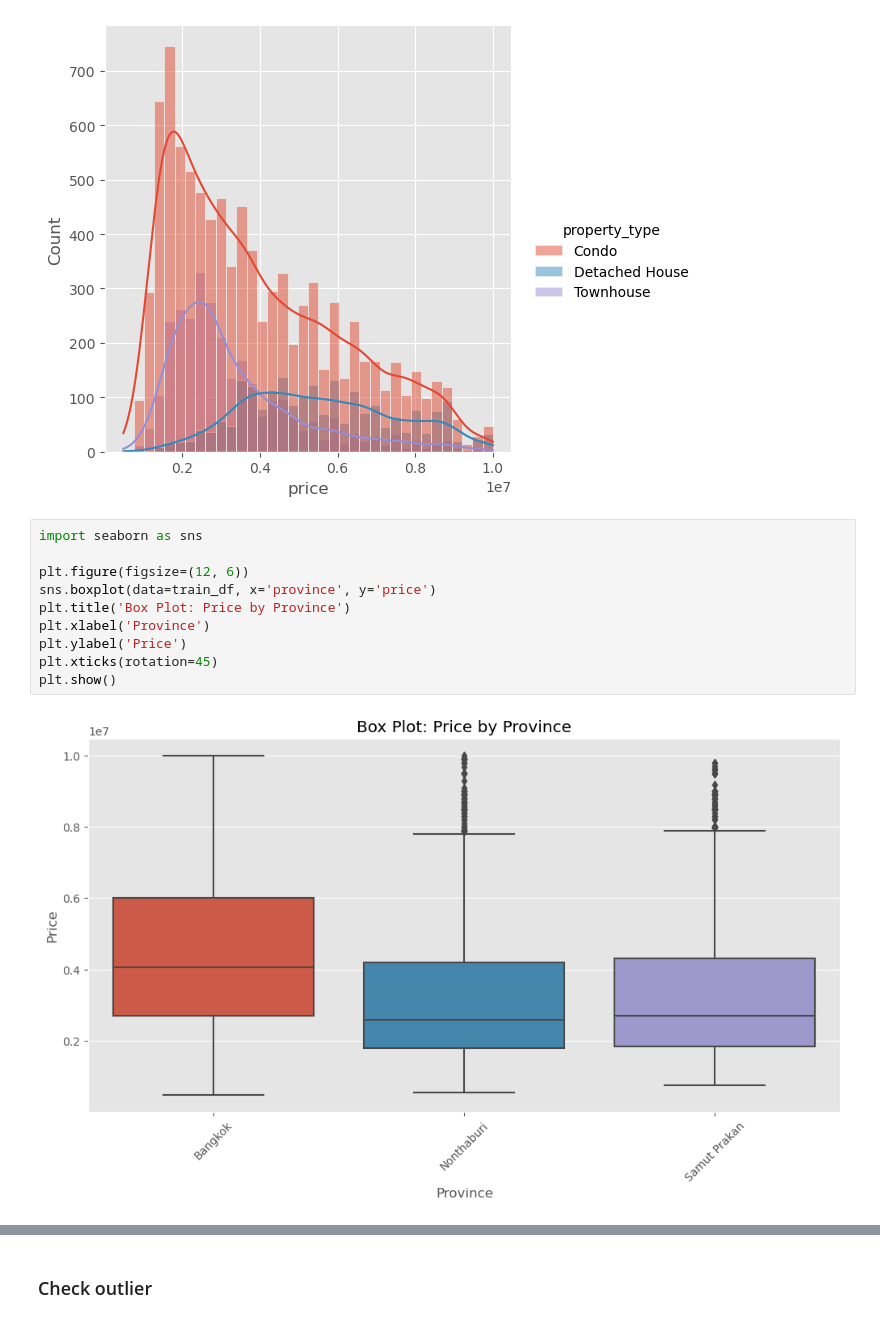
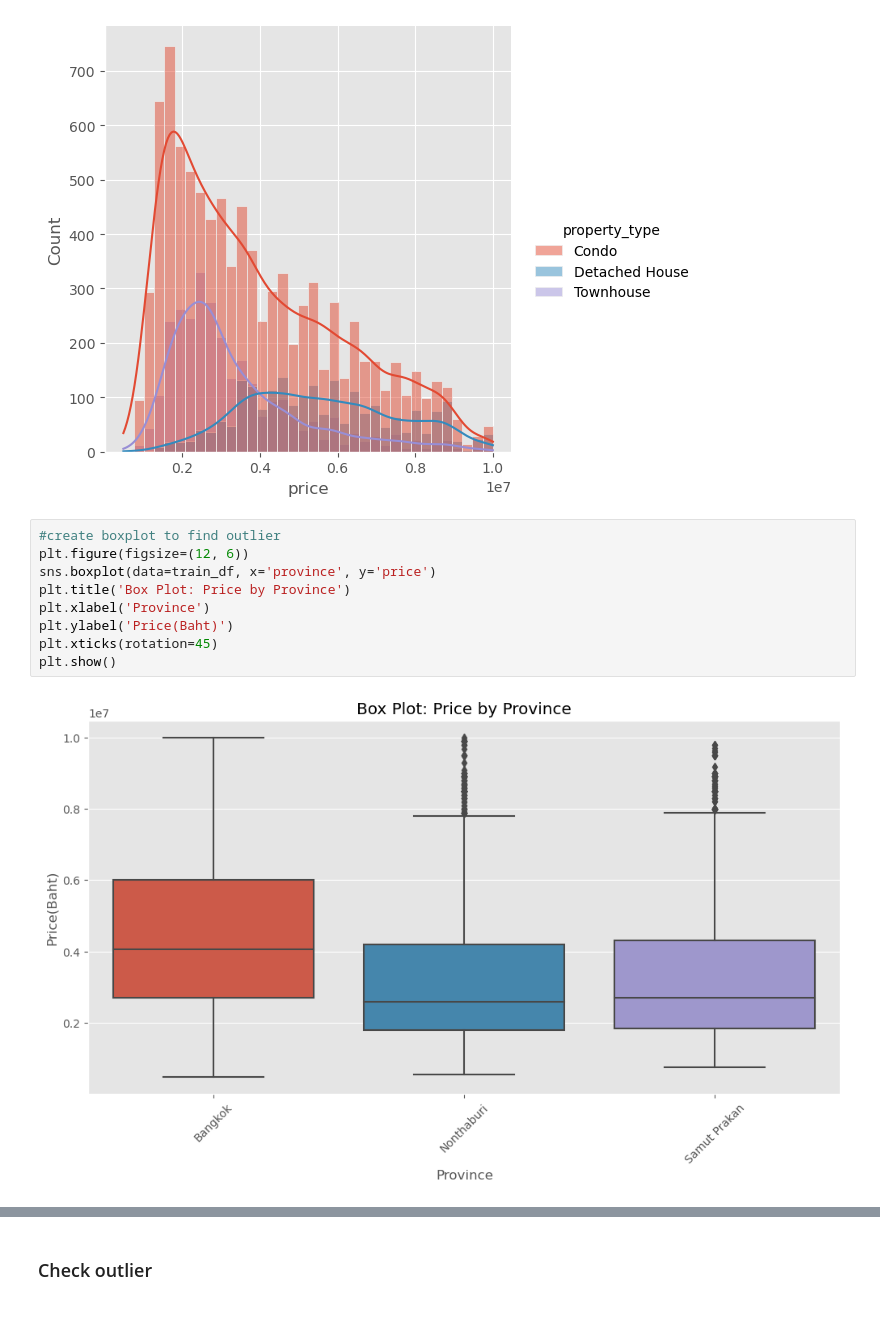
Before and after one commit to Adisakkti/Project_2_Price_Advisor, a Jupyter notebook: Code/1.Price Advisor Model.ipynb, the cells around one changed output, grey strips where cells are left out. Saved outputs shown, nothing was run; the diff lists cells and outputs as text.

```diff
--- a/Code/1.Price Advisor Model.ipynb
+++ b/Code/1.Price Advisor Model.ipynb
@@ -137,15 +131,14 @@ sns.displot(x="price", hue='property_type', kde=True, data=train_df);
 # %% [output]
 [figure]
 # %%
-import seaborn as sns
-
+#create boxplot to find outlier
 plt.figure(figsize=(12, 6))
 sns.boxplot(data=train_df, x='province', y='price')
 plt.title('Box Plot: Price by Province')
 plt.xlabel('Province')
-plt.ylabel('Price')
+plt.ylabel('Price(Baht)')
 plt.xticks(rotation=45)
 plt.show()
 # %% [output]
-[figure, old version]
+[figure, new version]
 # %%
```
Also changed, not shown: parts of 29 cells of this notebook, 4 other files.
